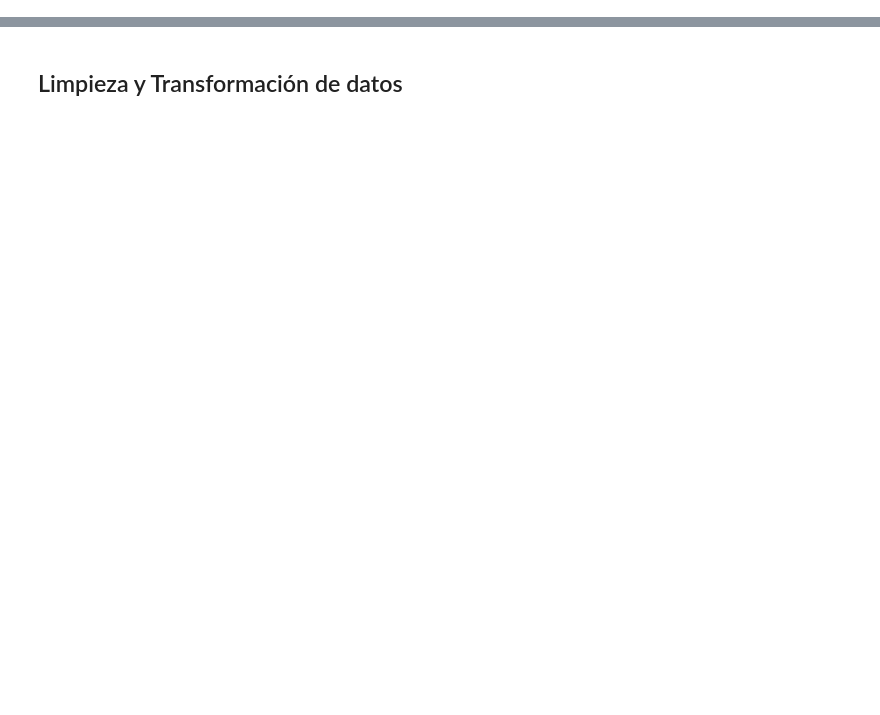
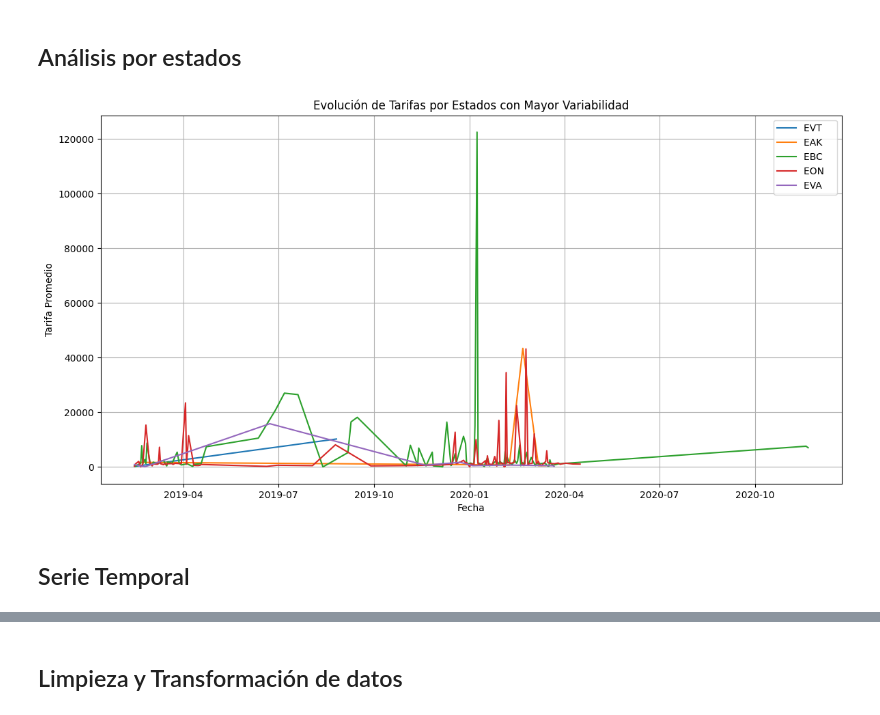
Before and after one commit to manurodrr/Clustera, a Jupyter notebook: ML Models/TDA.ipynb, the cells around one changed output, grey strips where cells are left out. Cells and saved outputs as stored; diff of their text form; code cells hidden in the pictures; blank space fills up the shorter version.

```diff
--- a/ML Models/TDA.ipynb
+++ b/ML Models/TDA.ipynb
@@ -7,0 +18,11 @@ import numpy as np
+# %%
+iar_Reservaciones = pd.read_csv('Selected/iar_Reservaciones.csv')
+iar_Reservaciones = iar_Reservaciones[iar_Reservaciones["aa_h_num_per"] == 0]
+iar_Reservaciones = iar_Reservaciones[iar_Reservaciones["h_tfa_total"] >= 0]
+iar_Reservaciones = iar_Reservaciones[iar_Reservaciones["h_tfa_total"] <= 200000]
+iar_Reservaciones = iar_Reservaciones[[col for col in iar_Reservaciones.columns if not col.startswith("aa")]]
+iar_Reservaciones = iar_Reservaciones[iar_Reservaciones['h_fec_lld_okt'] >= '2019-01-01']
+#iar_Reservaciones = iar_Reservaciones[iar_Reservaciones['h_fec_lld_okt'] <= '2020-01-01']
+#iar_Reservaciones = iar_Reservaciones.sort_values('h_fec_lld_okt')
+#iar_Reservaciones = iar_Reservaciones.set_index('h_fec_lld_okt')
+#iar_Reservaciones.index = pd.to_datetime(iar_Reservaciones.index, errors='coerce')
@@ -7,0 +74,34 @@ import numpy as np
+# %%
+iar_Reservaciones = iar_Reservaciones.sort_values('h_fec_lld_okt')
+iar_Reservaciones = iar_Reservaciones.set_index('h_fec_lld_okt')
+iar_Reservaciones.index = pd.to_datetime(iar_Reservaciones.index, errors='coerce')
+# %% [markdown]
+## Análisis por estados
+# %%
+# Calcular variabilidad por estado
+variabilidad_estados = iar_Reservaciones.groupby('h_edo')['h_tfa_total'].agg(['mean', 'std', 'count'])
+variabilidad_estados['coef_variacion'] = variabilidad_estados['std'] / variabilidad_estados['mean']
+
+# Estados con mayor variación relativa
+top_estados = variabilidad_estados.sort_values('coef_variacion', ascending=False).head(5)
+
+# Visualización por estados seleccionados
+estados_seleccion = top_estados.index.tolist()
+df_estados = iar_Reservaciones[iar_Reservaciones['h_edo'].isin(estados_seleccion)]
+
+plt.figure(figsize=(14, 7))
+for estado in estados_seleccion:
+    datos_estado = df_estados[df_estados['h_edo'] == estado]
+    datos_agrupados = datos_estado.groupby('h_fec_lld_okt')['h_tfa_total'].mean()
+    plt.plot(datos_agrupados.index, datos_agrupados, label=estado)
+
+plt.title('Evolución de Tarifas por Estados con Mayor Variabilidad')
+plt.xlabel('Fecha')
+plt.ylabel('Tarifa Promedio')
+plt.legend()
+plt.grid(True)
+plt.show()
+# %% [output]
+[figure, added]
+# %% [markdown]
+## Serie Temporal
```
Also changed, not shown: parts of 40 cells of this notebook.
